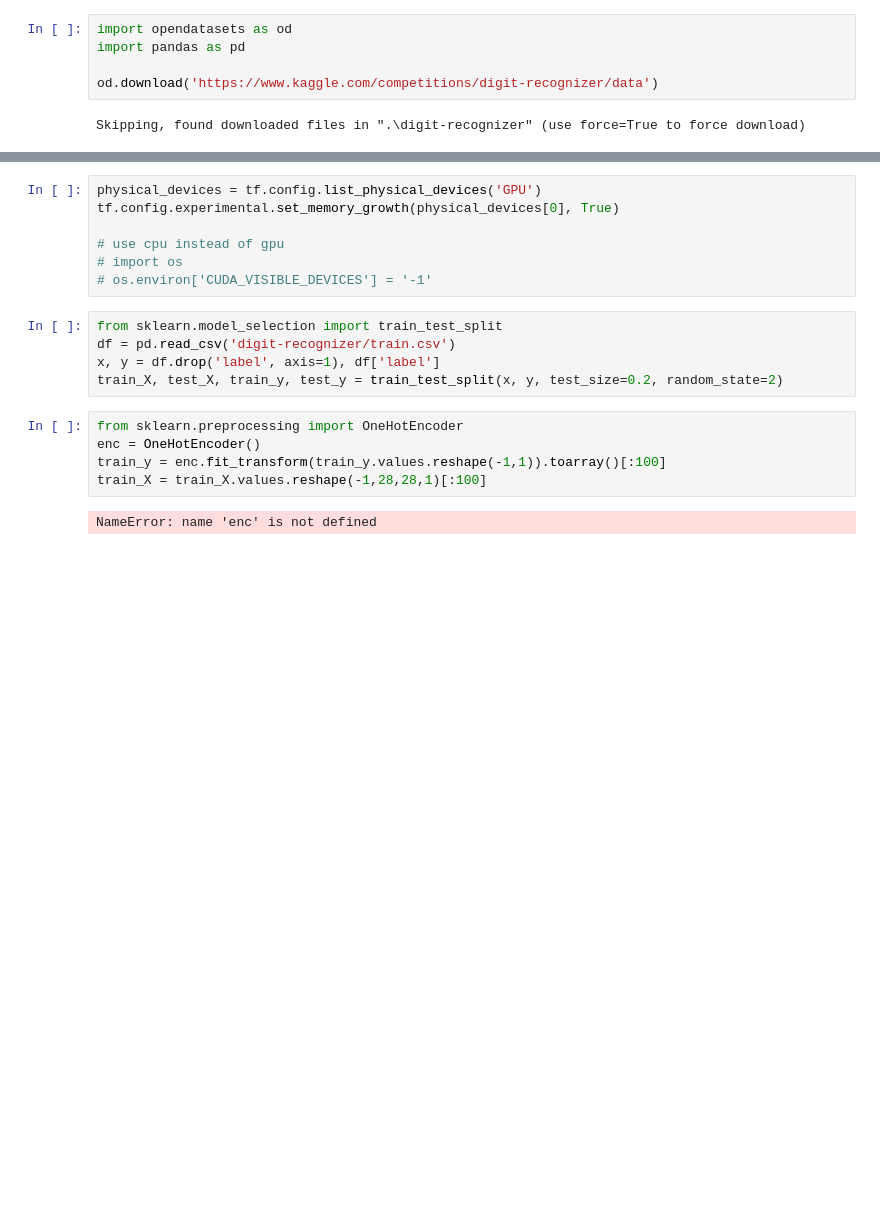
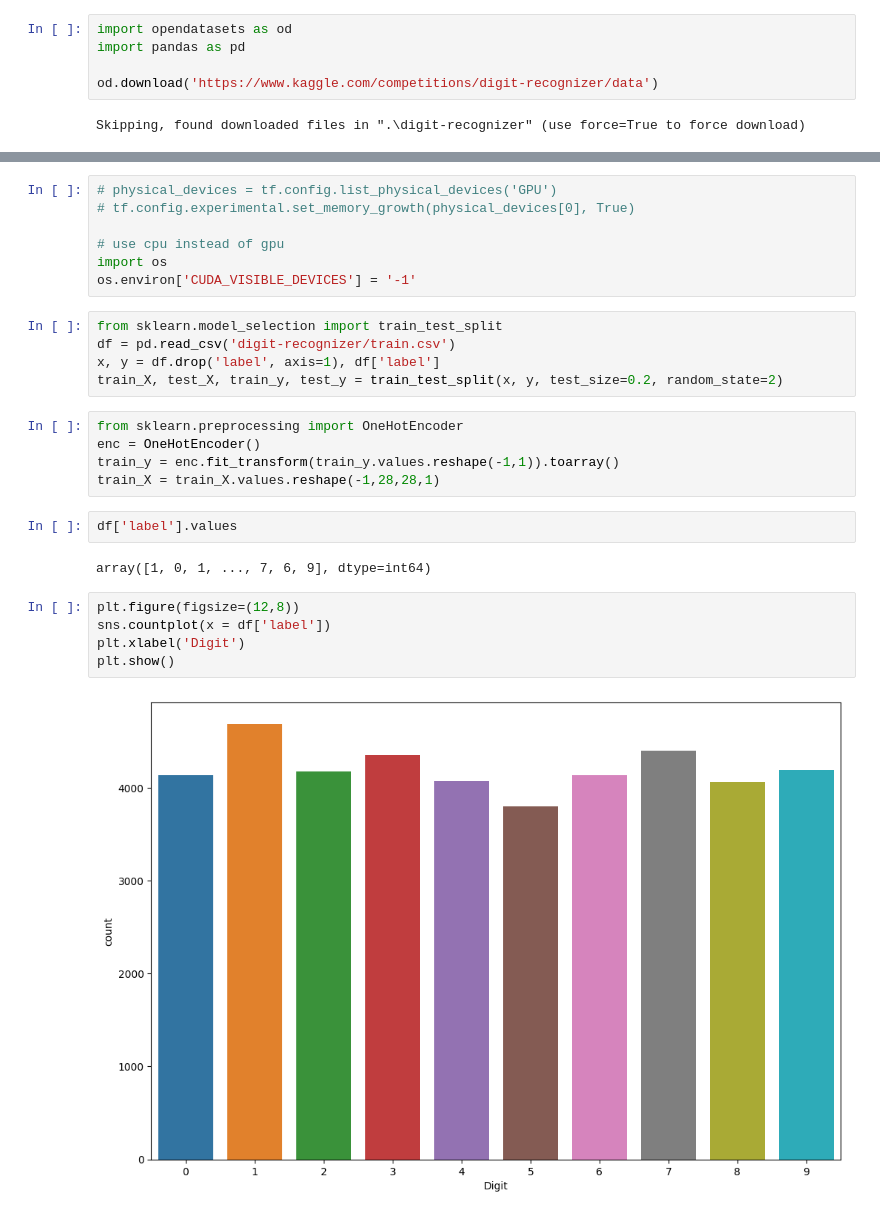
Before and after one commit to Darklaneanjana/ML_DL, a Jupyter notebook: Handwritten Digit Recognition/digitRecognize-CNN.ipynb, the cells around one changed output, grey strips where cells are left out. Drawn from its saved outputs; the diff is of its cells as text; blank space fills up the shorter version.

Commit message:
digit recognizer cnn

```diff
--- a/Handwritten Digit Recognition/digitRecognize-CNN.ipynb
+++ b/Handwritten Digit Recognition/digitRecognize-CNN.ipynb
@@ -16,11 +18,11 @@ from keras.layers import Dense, Dropout, Flatten, Conv2D, MaxPool2D, InputLayer
 from keras.optimizers import Adam
 # %%
-physical_devices = tf.config.list_physical_devices('GPU')
-tf.config.experimental.set_memory_growth(physical_devices[0], True)
+# physical_devices = tf.config.list_physical_devices('GPU')
+# tf.config.experimental.set_memory_growth(physical_devices[0], True)
 
 # use cpu instead of gpu
-# import os
-# os.environ['CUDA_VISIBLE_DEVICES'] = '-1'
+import os
+os.environ['CUDA_VISIBLE_DEVICES'] = '-1'
 # %%
 from sklearn.model_selection import train_test_split
 df = pd.read_csv('digit-recognizer/train.csv')
@@ -29,8 +31,17 @@ train_X, test_X, train_y, test_y = train_test_split(x, y, test_size=0.2, random_
 # %%
 from sklearn.preprocessing import OneHotEncoder
 enc = OneHotEncoder()
-train_y = enc.fit_transform(train_y.values.reshape(-1,1)).toarray()[:100]
-train_X = train_X.values.reshape(-1,28,28,1)[:100]
+train_y = enc.fit_transform(train_y.values.reshape(-1,1)).toarray()
+train_X = train_X.values.reshape(-1,28,28,1)
-# %% [output]
-NameError: name 'enc' is not defined
+# %%
+df['label'].values
+# %% [output]
+array([1, 0, 1, ..., 7, 6, 9], dtype=int64)
+# %%
+plt.figure(figsize=(12,8))
+sns.countplot(x = df['label'])
+plt.xlabel('Digit')
+plt.show()
+# %% [output]
+[figure, added]
 # %%
```
Also changed, not shown: parts of 13 cells of this notebook, 1 other file.
